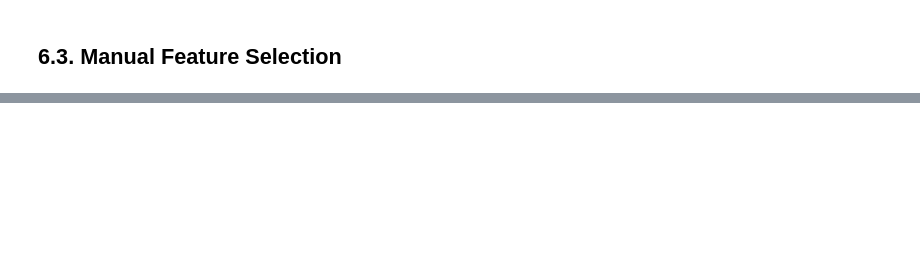
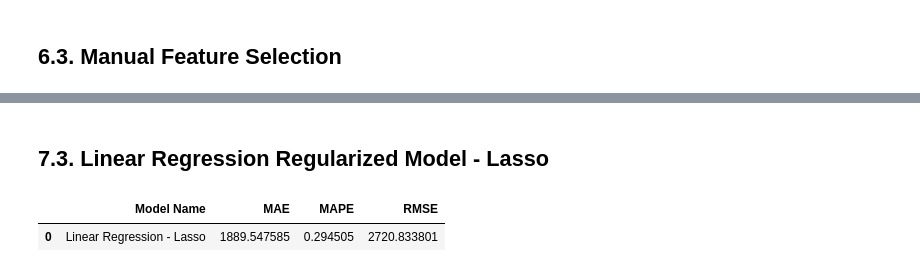
Before and after one commit to luisfelipeSTKD/DS_Em_Producao, a Jupyter notebook: m04_v01_store_sales_prediction.ipynb, the cells around one changed output, grey strips where cells are left out. Cells and saved outputs as stored; diff of their text form; code cells hidden in the pictures; blank space fills up the shorter version.

```diff
--- a/m04_v01_store_sales_prediction.ipynb
+++ b/m04_v01_store_sales_prediction.ipynb
@@ -834,0 +891,15 @@ cols_selected_boruta
+# %% [markdown]
+## 7.3. Linear Regression Regularized Model - Lasso
+# %%
+# model
+lrr = Lasso( alpha=0.01 ).fit( x_train, Y_train )
+
+# prediction
+Yhat_lrr = lrr.predict( x_test )
+
+# performance
+lrr_result = ml_error( 'Linear Regression - Lasso', np.expm1( Y_test ), np.expm1( Yhat_lrr ) )
+lrr_result
+# %% [output]
+|  | Model Name | MAE | MAPE | RMSE |
+| 0 | Linear Regression - Lasso | 1889.547585 | 0.294505 | 2720.833801 |
```
Also changed, not shown: parts of 11 cells of this notebook.
